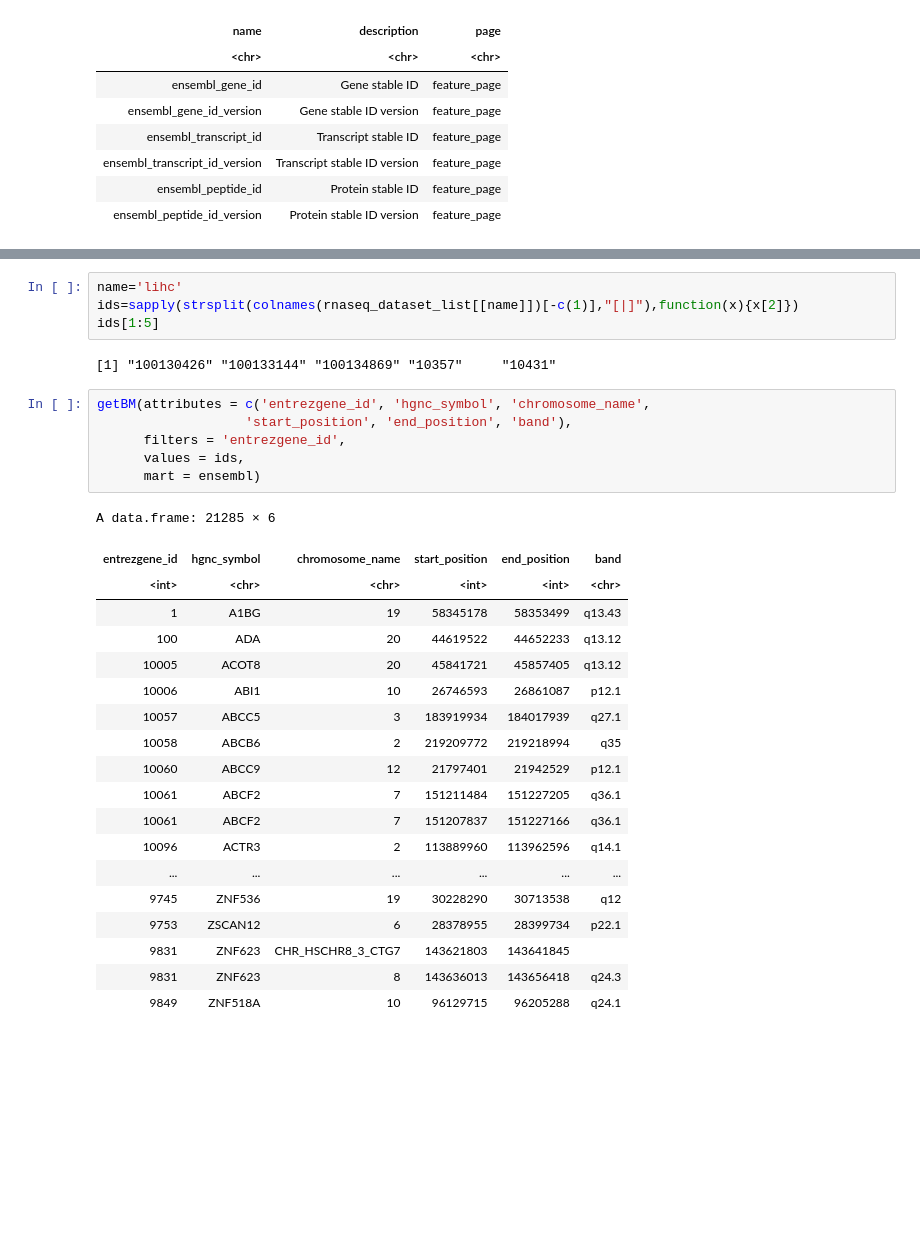
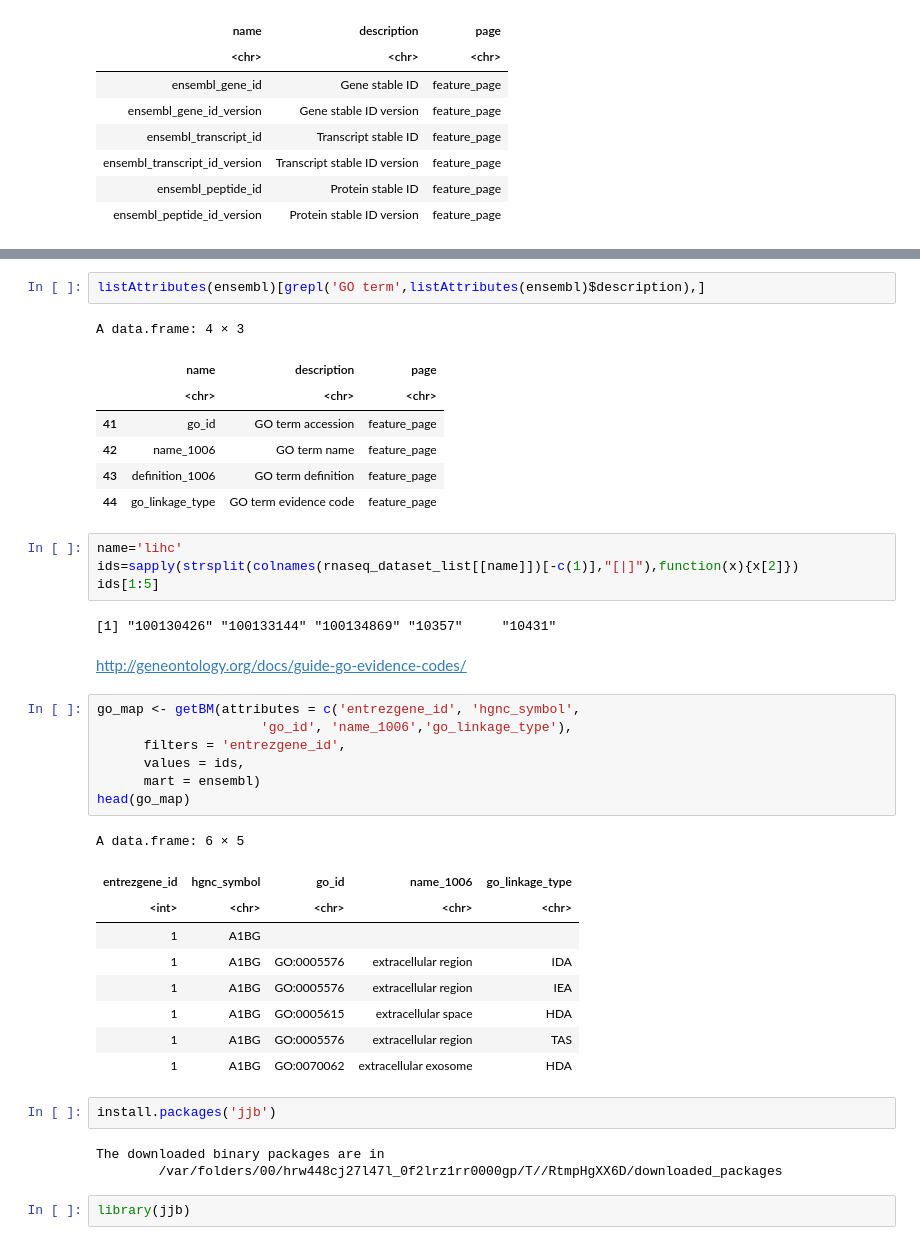
Before and after one commit to sohilsshah91/hacknights, a Jupyter notebook: EDA_TCGA_Liver_Cancer_ngiangre.ipynb, the cells around one changed output, grey strips where cells are left out. Drawn from its saved outputs; the diff is of its cells as text; blank space fills up the shorter version.

```diff
--- a/EDA_TCGA_Liver_Cancer_ngiangre.ipynb
+++ b/EDA_TCGA_Liver_Cancer_ngiangre.ipynb
@@ -349,32 +378,42 @@ A data.frame: 6 × 3
+# %%
+listAttributes(ensembl)[grepl('GO term',listAttributes(ensembl)$description),]
+# %% [output]
+A data.frame: 4 × 3
+|  | name | description | page |
+|  | <chr> | <chr> | <chr> |
+| 41 | go_id | GO term accession | feature_page |
+| 42 | name_1006 | GO term name | feature_page |
+| 43 | definition_1006 | GO term definition | feature_page |
+| 44 | go_linkage_type | GO term evidence code | feature_page |
 # %%
 name='lihc'
 ids=sapply(strsplit(colnames(rnaseq_dataset_list[[name]])[-c(1)],"[|]"),function(x){x[2]})
 ids[1:5]
 # %% [output]
 [1] "100130426" "100133144" "100134869" "10357"     "10431"
+# %% [markdown]
+http://geneontology.org/docs/guide-go-evidence-codes/
 # %%
-getBM(attributes = c('entrezgene_id', 'hgnc_symbol', 'chromosome_name',
-                   'start_position', 'end_position', 'band'),
+go_map <- getBM(attributes = c('entrezgene_id', 'hgnc_symbol',
+                     'go_id', 'name_1006','go_linkage_type'),
       filters = 'entrezgene_id',
       values = ids,
       mart = ensembl)
+head(go_map)
 # %% [output]
-A data.frame: 21285 × 6
+A data.frame: 6 × 5
-| entrezgene_id | hgnc_symbol | chromosome_name | start_position | end_position | band |
-| <int> | <chr> | <chr> | <int> | <int> | <chr> |
-| 1 | A1BG | 19 | 58345178 | 58353499 | q13.43 |
-| 100 | ADA | 20 | 44619522 | 44652233 | q13.12 |
-| 10005 | ACOT8 | 20 | 45841721 | 45857405 | q13.12 |
-| 10006 | ABI1 | 10 | 26746593 | 26861087 | p12.1 |
-| 10057 | ABCC5 | 3 | 183919934 | 184017939 | q27.1 |
-| 10058 | ABCB6 | 2 | 219209772 | 219218994 | q35 |
-| 10060 | ABCC9 | 12 | 21797401 | 21942529 | p12.1 |
-| 10061 | ABCF2 | 7 | 151211484 | 151227205 | q36.1 |
-| 10061 | ABCF2 | 7 | 151207837 | 151227166 | q36.1 |
-| 10096 | ACTR3 | 2 | 113889960 | 113962596 | q14.1 |
-| ... | ... | ... | ... | ... | ... |
-| 9745 | ZNF536 | 19 | 30228290 | 30713538 | q12 |
-| 9753 | ZSCAN12 | 6 | 28378955 | 28399734 | p22.1 |
-| 9831 | ZNF623 | CHR_HSCHR8_3_CTG7 | 143621803 | 143641845 |  |
-| 9831 | ZNF623 | 8 | 143636013 | 143656418 | q24.3 |
-| 9849 | ZNF518A | 10 | 96129715 | 96205288 | q24.1 |
+| entrezgene_id | hgnc_symbol | go_id | name_1006 | go_linkage_type |
+| <int> | <chr> | <chr> | <chr> | <chr> |
+| 1 | A1BG |  |  |  |
+| 1 | A1BG | GO:0005576 | extracellular region | IDA |
+| 1 | A1BG | GO:0005576 | extracellular region | IEA |
+| 1 | A1BG | GO:0005615 | extracellular space | HDA |
+| 1 | A1BG | GO:0005576 | extracellular region | TAS |
+| 1 | A1BG | GO:0070062 | extracellular exosome | HDA |
+# %%
+install.packages('jjb')
+# %% [output]
+The downloaded binary packages are in
+        /var/folders/00/hrw448cj27l47l_0f2lrz1rr0000gp/T//RtmpHgXX6D/downloaded_packages
+# %%
+library(jjb)
```
Also changed, not shown: parts of 20 cells of this notebook, 1 other file.
